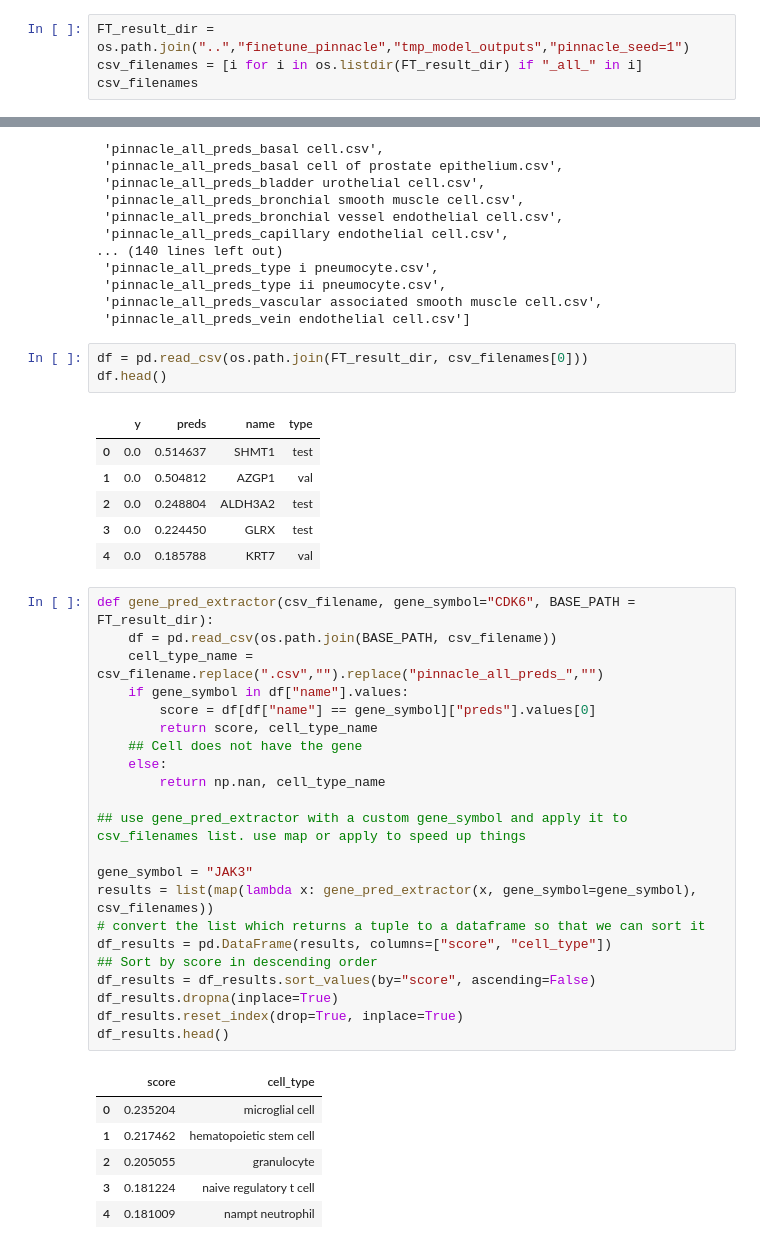
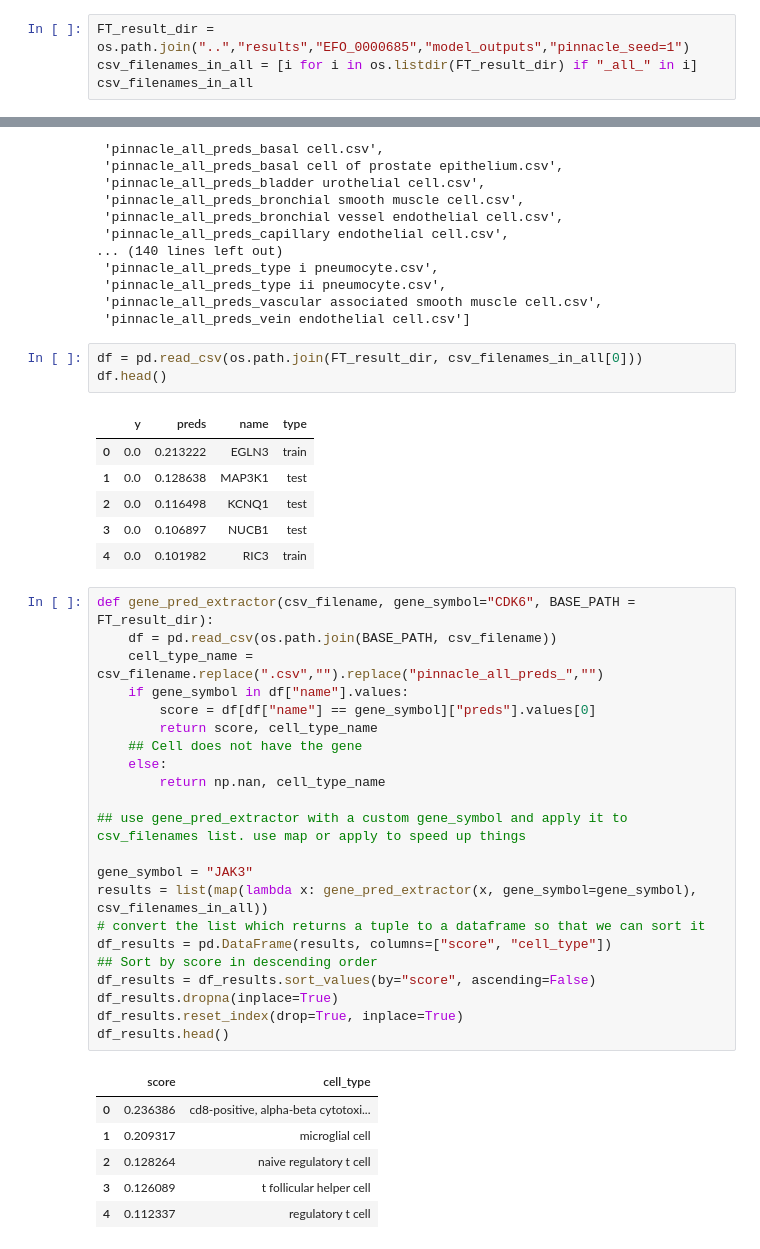
Before and after one commit to yuvaramsingh94/PINNACLE, a Jupyter notebook: yuv_notebook/FT_result_analysis.ipynb, the cells around one changed output, grey strips where cells are left out. Cells and saved outputs as stored; diff of their text form.

```diff
--- a/yuv_notebook/FT_result_analysis.ipynb
+++ b/yuv_notebook/FT_result_analysis.ipynb
@@ -5,7 +68,7 @@ import pandas as pd
 # %%
-FT_result_dir = os.path.join("..","finetune_pinnacle","tmp_model_outputs","pinnacle_seed=1")
-csv_filenames = [i for i in os.listdir(FT_result_dir) if "_all_" in i]
-csv_filenames
+FT_result_dir = os.path.join("..","results","EFO_0000685","model_outputs","pinnacle_seed=1")
+csv_filenames_in_all = [i for i in os.listdir(FT_result_dir) if "_all_" in i]
+csv_filenames_in_all
 # %% [output]
 ['pinnacle_all_preds_acinar cell of salivary gland.csv',
  'pinnacle_all_preds_adipocyte.csv',
@@ -25,15 +88,15 @@ csv_filenames
  'pinnacle_all_preds_vascular associated smooth muscle cell.csv',
  'pinnacle_all_preds_vein endothelial cell.csv']
 # %%
-df = pd.read_csv(os.path.join(FT_result_dir, csv_filenames[0]))
+df = pd.read_csv(os.path.join(FT_result_dir, csv_filenames_in_all[0]))
 df.head()
 # %% [output]
 |  | y | preds | name | type |
-| 0 | 0.0 | 0.514637 | SHMT1 | test |
-| 1 | 0.0 | 0.504812 | AZGP1 | val |
-| 2 | 0.0 | 0.248804 | ALDH3A2 | test |
-| 3 | 0.0 | 0.224450 | GLRX | test |
-| 4 | 0.0 | 0.185788 | KRT7 | val |
+| 0 | 0.0 | 0.213222 | EGLN3 | train |
+| 1 | 0.0 | 0.128638 | MAP3K1 | test |
+| 2 | 0.0 | 0.116498 | KCNQ1 | test |
+| 3 | 0.0 | 0.106897 | NUCB1 | test |
+| 4 | 0.0 | 0.101982 | RIC3 | train |
 # %%
 def gene_pred_extractor(csv_filename, gene_symbol="CDK6", BASE_PATH = FT_result_dir):
     df = pd.read_csv(os.path.join(BASE_PATH, csv_filename))
@@ -48,7 +111,7 @@ def gene_pred_extractor(csv_filename, gene_symbol="CDK6", BASE_PATH = FT_result_
 ## use gene_pred_extractor with a custom gene_symbol and apply it to csv_filenames list. use map or apply to speed up things
 
 gene_symbol = "JAK3"
-results = list(map(lambda x: gene_pred_extractor(x, gene_symbol=gene_symbol), csv_filenames))
+results = list(map(lambda x: gene_pred_extractor(x, gene_symbol=gene_symbol), csv_filenames_in_all))
 # convert the list which returns a tuple to a dataframe so that we can sort it
 df_results = pd.DataFrame(results, columns=["score", "cell_type"])
 ## Sort by score in descending order
@@ -58,11 +121,11 @@ df_results.reset_index(drop=True, inplace=True)
 df_results.head()
 # %% [output]
 |  | score | cell_type |
-| 0 | 0.235204 | microglial cell |
-| 1 | 0.217462 | hematopoietic stem cell |
-| 2 | 0.205055 | granulocyte |
-| 3 | 0.181224 | naive regulatory t cell |
-| 4 | 0.181009 | nampt neutrophil |
+| 0 | 0.236386 | cd8-positive, alpha-beta cytotoxi... |
+| 1 | 0.209317 | microglial cell |
+| 2 | 0.128264 | naive regulatory t cell |
+| 3 | 0.126089 | t follicular helper cell |
+| 4 | 0.112337 | regulatory t cell |
 # %%
 ## Iterate through the filenames, load the CSV, add a column where the values will be the celltype name from the filename. Concatenate all the csvs
 dfs = []
```
Also changed, not shown: parts of 10 cells of this notebook, 19 other files.
